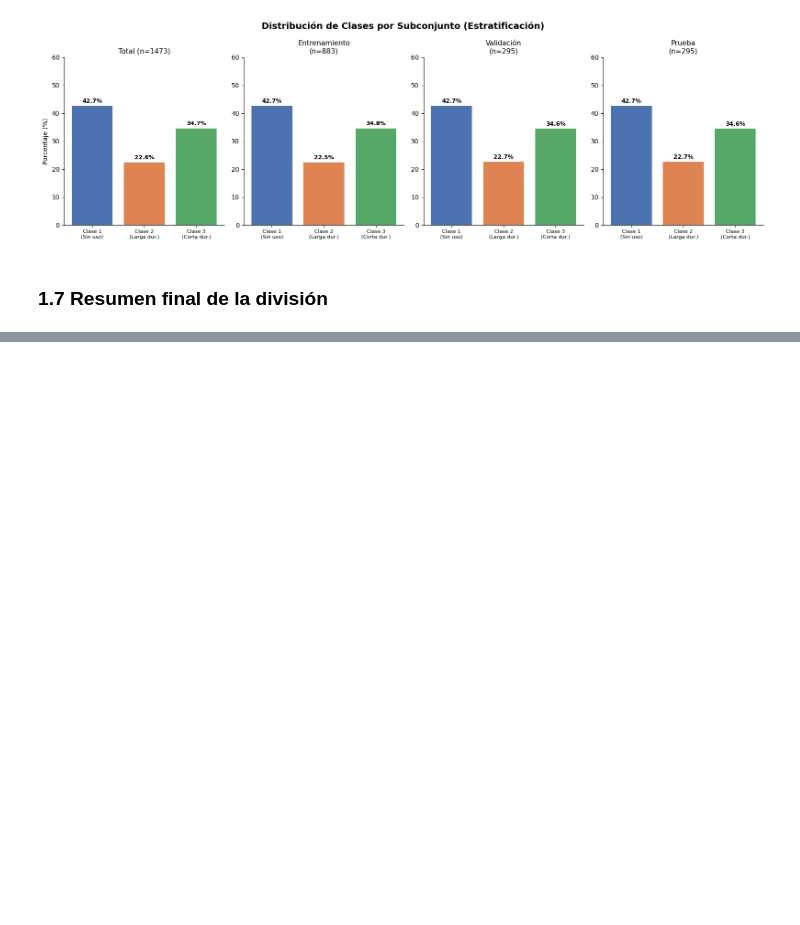
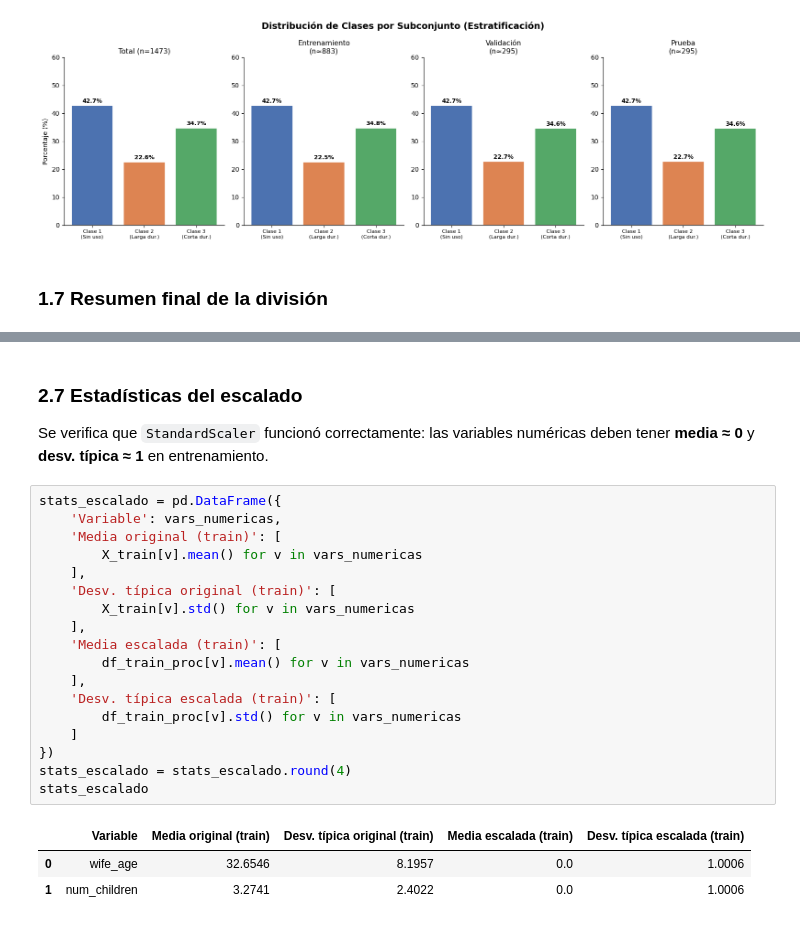
Before and after one commit to VivianaCastro2002/Tarea6_Ing_Datos, a Jupyter notebook: experimento.ipynb, the cells around one changed output, grey strips where cells are left out. Drawn from its saved outputs; the diff is of its cells as text; blank space fills up the shorter version.

```diff
--- a/experimento.ipynb
+++ b/experimento.ipynb
@@ -220,0 +352,27 @@ Estratificación aplicada: stratify=y en ambas divisiones
+# %% [markdown]
+### 2.7 Estadísticas del escalado
+
+Se verifica que `StandardScaler` funcionó correctamente:
+las variables numéricas deben tener **media ≈ 0** y **desv. típica ≈ 1** en entrenamiento.
+# %%
+stats_escalado = pd.DataFrame({
+    'Variable': vars_numericas,
+    'Media original (train)': [
+        X_train[v].mean() for v in vars_numericas
+    ],
+    'Desv. típica original (train)': [
+        X_train[v].std() for v in vars_numericas
+    ],
+    'Media escalada (train)': [
+        df_train_proc[v].mean() for v in vars_numericas
+    ],
+    'Desv. típica escalada (train)': [
+        df_train_proc[v].std() for v in vars_numericas
+    ]
+})
+stats_escalado = stats_escalado.round(4)
+stats_escalado
+# %% [output]
+|  | Variable | Media original (train) | Desv. típica original (train) | Media escalada (train) | Desv. típica escalada (train) |
+| 0 | wife_age | 32.6546 | 8.1957 | 0.0 | 1.0006 |
+| 1 | num_children | 3.2741 | 2.4022 | 0.0 | 1.0006 |
```
Also changed, not shown: parts of 22 cells of this notebook.
